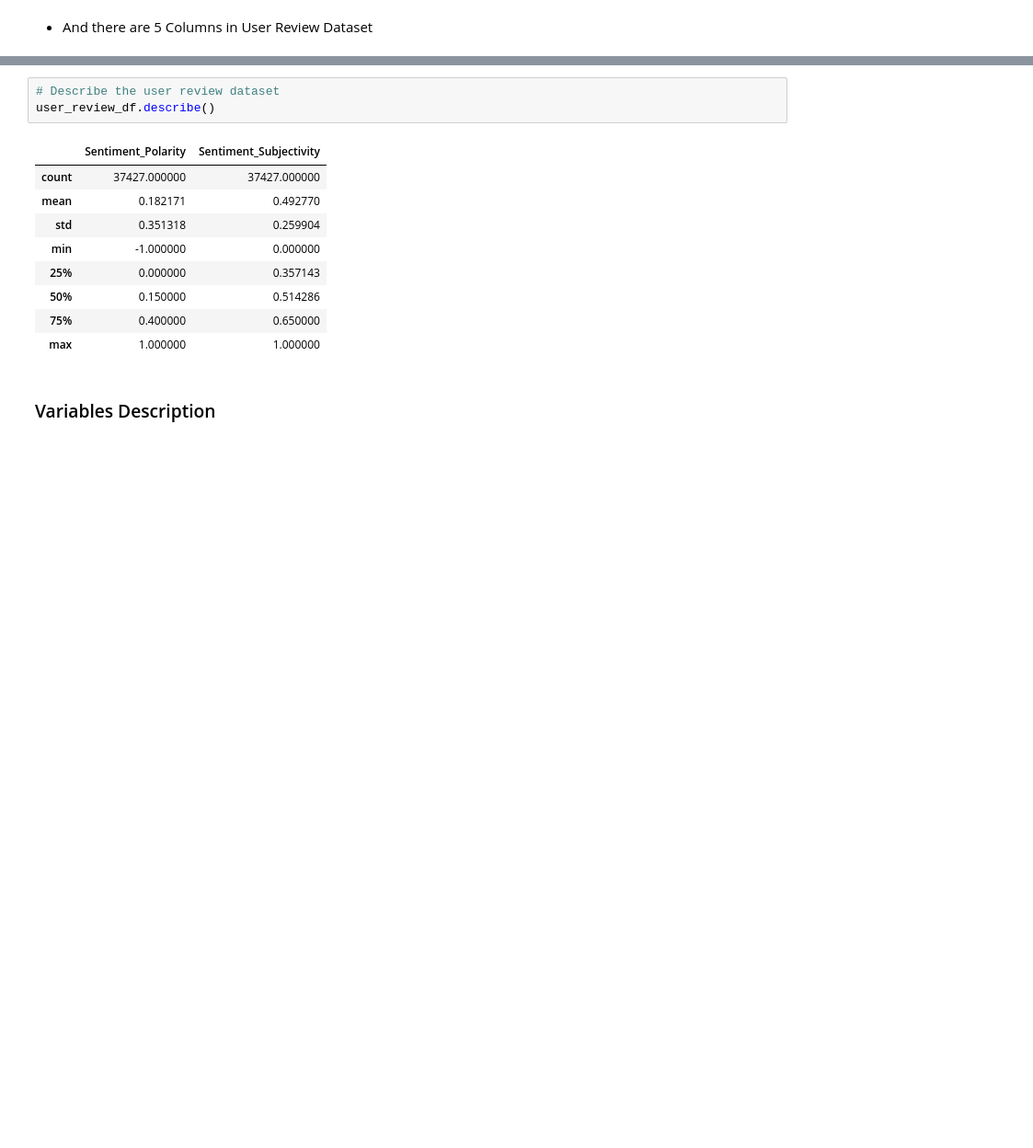
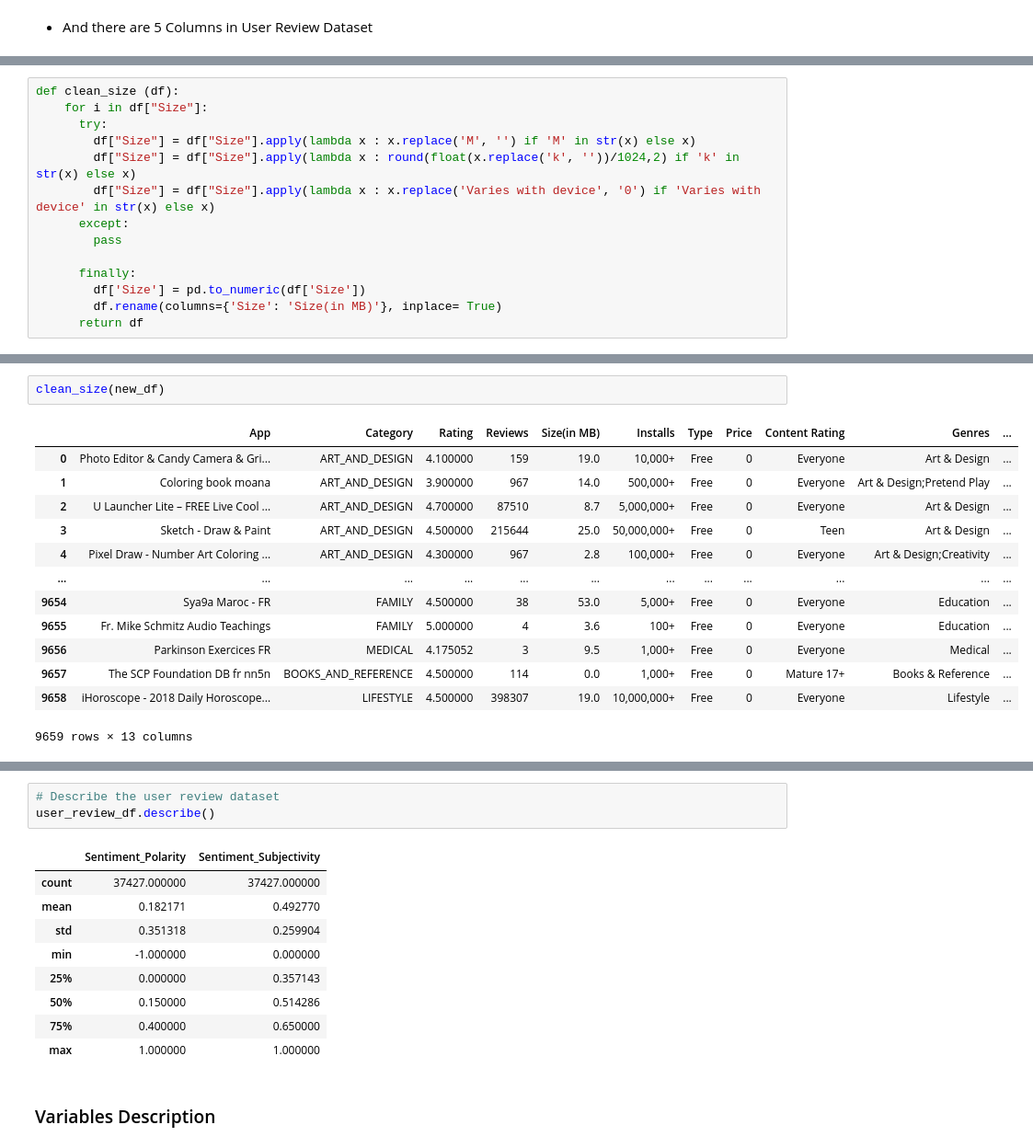
Before and after one commit to Ankur241289/Capstone-Project---EDA-on-Play-Store-App-Review-Analysis, a Jupyter notebook: EDA_Play_Store_App_Review_Analysis.ipynb, the cells around one changed output, grey strips where cells are left out. Shown at 92% size. Drawn from its saved outputs; the diff is of its cells as text; blank space fills up the shorter version.

```diff
--- a/EDA_Play_Store_App_Review_Analysis.ipynb
+++ b/EDA_Play_Store_App_Review_Analysis.ipynb
@@ -621,0 +663,14 @@ Index(['App', 'Translated_Review', 'Sentiment', 'Sentiment_Polarity',
+# %%
+def clean_size (df):
+    for i in df["Size"]:
+      try:
+        df["Size"] = df["Size"].apply(lambda x : x.replace('M', '') if 'M' in str(x) else x)
+        df["Size"] = df["Size"].apply(lambda x : round(float(x.replace('k', ''))/1024,2) if 'k' in str(x) else x)
+        df["Size"] = df["Size"].apply(lambda x : x.replace('Varies with device', '0') if 'Varies with device' in str(x) else x)
+      except:
+        pass
+
+      finally:
+        df['Size'] = pd.to_numeric(df['Size'])
+        df.rename(columns={'Size': 'Size(in MB)'}, inplace= True)
+      return df
@@ -621,0 +691,16 @@ Index(['App', 'Translated_Review', 'Sentiment', 'Sentiment_Polarity',
+# %%
+clean_size(new_df)
+# %% [output]
+|  | App | Category | Rating | Reviews | Size(in MB) | Installs | Type | Price | Content Rating | Genres | ... |
+| 0 | Photo Editor & Candy Camera & Gri... | ART_AND_DESIGN | 4.100000 | 159 | 19.0 | 10,000+ | Free | 0 | Everyone | Art & Design | ... |
+| 1 | Coloring book moana | ART_AND_DESIGN | 3.900000 | 967 | 14.0 | 500,000+ | Free | 0 | Everyone | Art & Design;Pretend Play | ... |
+| 2 | U Launcher Lite – FREE Live Cool ... | ART_AND_DESIGN | 4.700000 | 87510 | 8.7 | 5,000,000+ | Free | 0 | Everyone | Art & Design | ... |
+| 3 | Sketch - Draw & Paint | ART_AND_DESIGN | 4.500000 | 215644 | 25.0 | 50,000,000+ | Free | 0 | Teen | Art & Design | ... |
+| 4 | Pixel Draw - Number Art Coloring ... | ART_AND_DESIGN | 4.300000 | 967 | 2.8 | 100,000+ | Free | 0 | Everyone | Art & Design;Creativity | ... |
+| ... | ... | ... | ... | ... | ... | ... | ... | ... | ... | ... | ... |
+| 9654 | Sya9a Maroc - FR | FAMILY | 4.500000 | 38 | 53.0 | 5,000+ | Free | 0 | Everyone | Education | ... |
+| 9655 | Fr. Mike Schmitz Audio Teachings | FAMILY | 5.000000 | 4 | 3.6 | 100+ | Free | 0 | Everyone | Education | ... |
+| 9656 | Parkinson Exercices FR | MEDICAL | 4.175052 | 3 | 9.5 | 1,000+ | Free | 0 | Everyone | Medical | ... |
+| 9657 | The SCP Foundation DB fr nn5n | BOOKS_AND_REFERENCE | 4.500000 | 114 | 0.0 | 1,000+ | Free | 0 | Mature 17+ | Books & Reference | ... |
+| 9658 | iHoroscope - 2018 Daily Horoscope... | LIFESTYLE | 4.500000 | 398307 | 19.0 | 10,000,000+ | Free | 0 | Everyone | Lifestyle | ... |
+9659 rows × 13 columns
```
Also changed, not shown: parts of 19 cells of this notebook.
